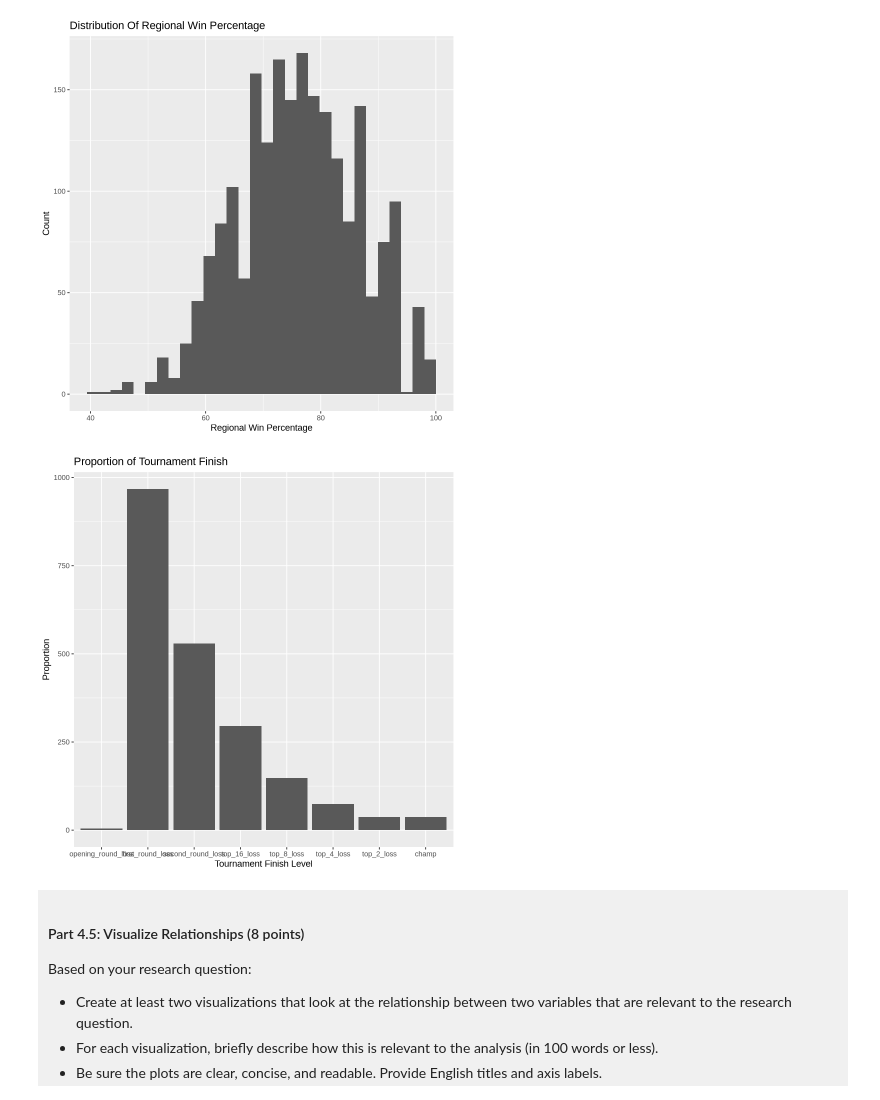
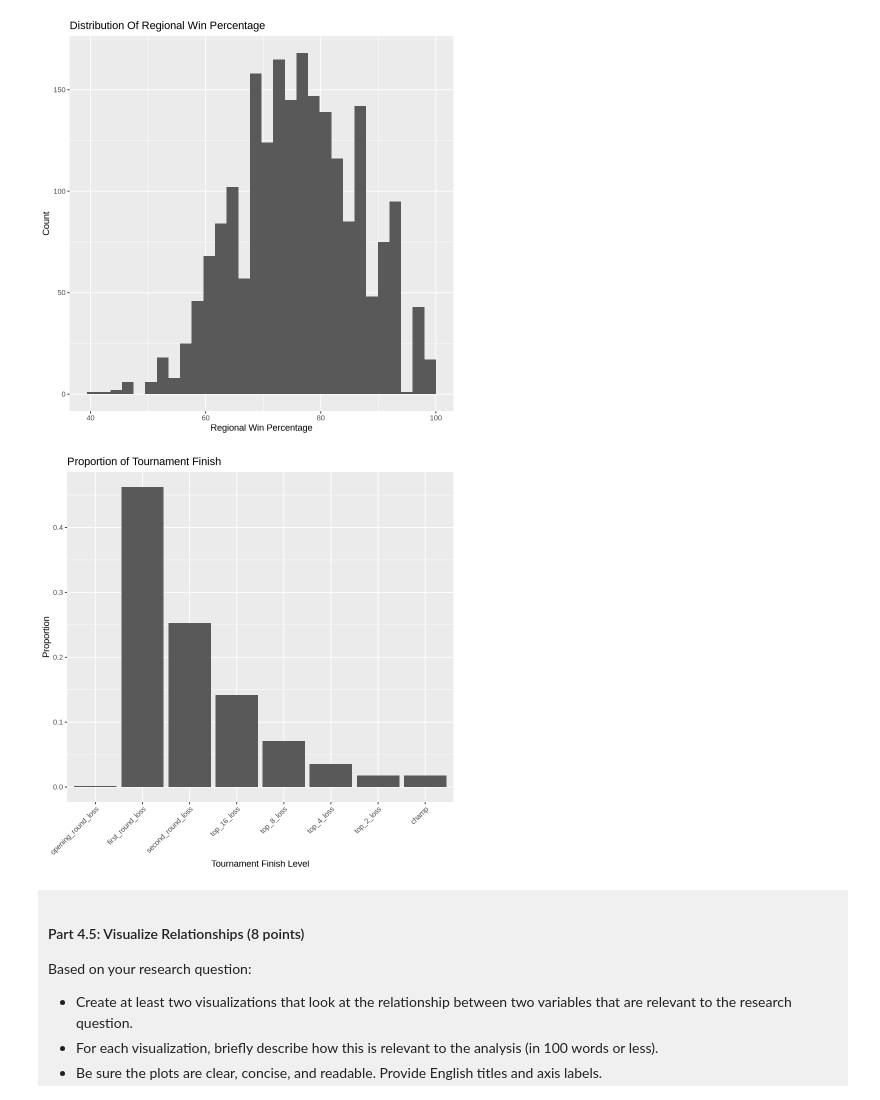
Before and after one commit to Fiona-Cui/dsci-100-project-template-2026-Hangfei-Cui, a Jupyter notebook: dsci-100-project-notebook.ipynb, the cells around one changed output. Drawn from its saved outputs; the diff is of its cells as text; code cells hidden in the pictures.

```diff
--- a/dsci-100-project-notebook.ipynb
+++ b/dsci-100-project-notebook.ipynb
@@ -344,10 +345,14 @@ ggplot(tidy_data, aes(x = reg_wins_pct)) + geom_histogram(bins = 30) + labs(x =
 # %%
 tidy_data_2 <- tidy_data|>
 mutate(tourney_finish = factor(tourney_finish, levels = c("opening_round_loss", "first_round_loss", "second_round_loss", "top_16_loss", "top_8_loss", "top_4_loss", "top_2_loss", "champ")))|>
-group_by(tourney_finish)
-ggplot(tidy_data_2, aes(x = tourney_finish)) + geom_bar() + labs(x = "Tournament Finish Level", y = "Proportion", title = "Proportion of Tournament Finish")
+count(tourney_finish)|>
+mutate(proportion = n/sum(n))
+
+ggplot(tidy_data_2, aes(x = tourney_finish, y = proportion)) + geom_bar(stat = "identity") +
+labs(x = "Tournament Finish Level", y = "Proportion", title = "Proportion of Tournament Finish") +
+theme(axis.text.x = element_text(angle = 45, hjust = 1))
 # %% [output]
-[figure, old version]
+[figure, new version]
 # %% [markdown]
 <div style="background-color: #f0f0f0; padding: 10px;">
 
```
Also changed, not shown: parts of 6 cells of this notebook.
